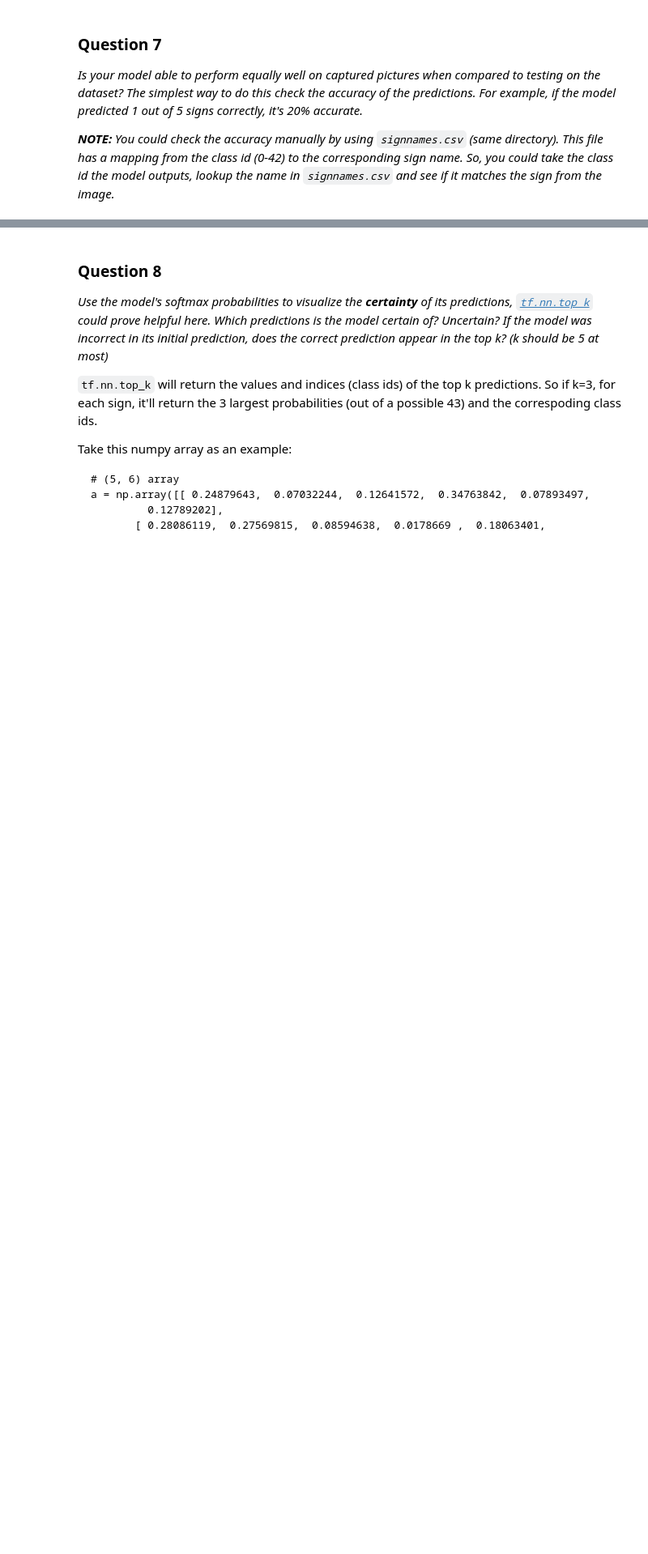
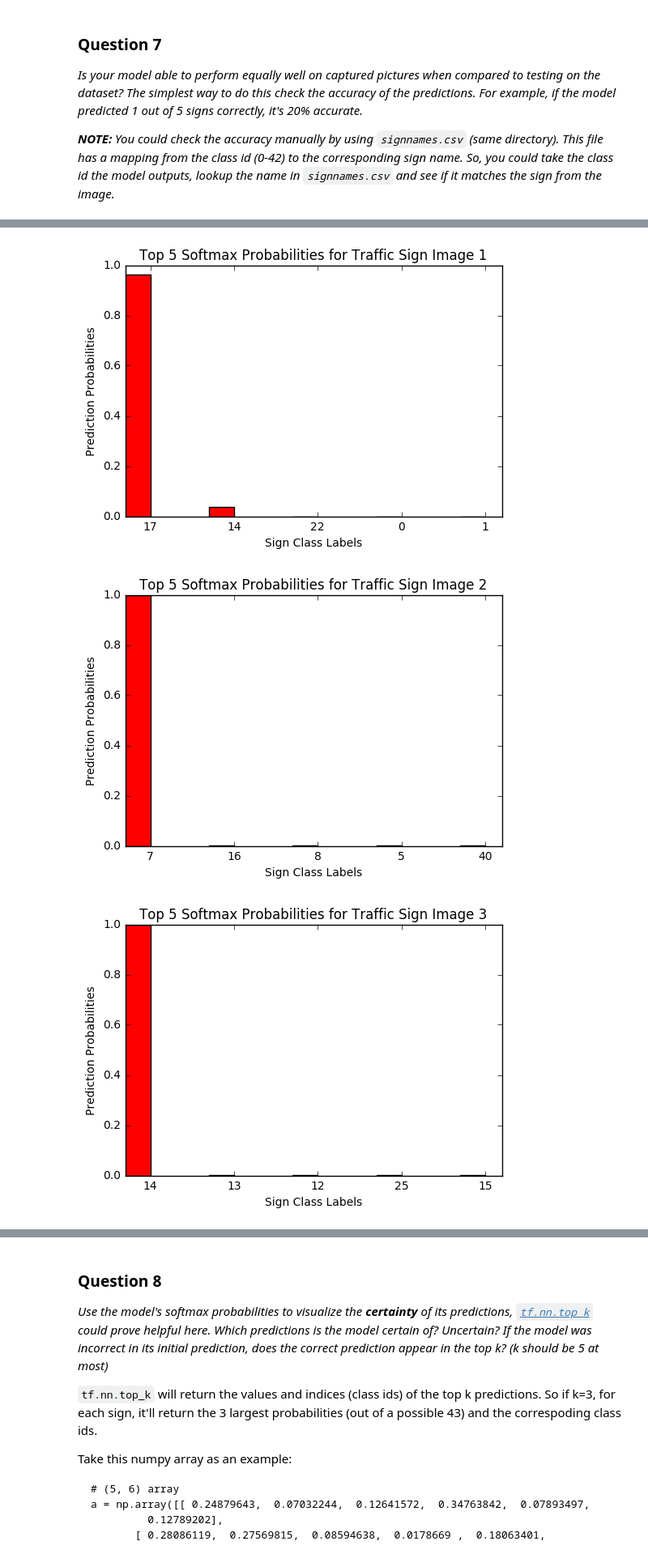
Before and after one commit to freeleons/CarND-Traffic-Sign-Classifier-Project, a Jupyter notebook: Traffic_Sign_Classifier.ipynb, the cells around one changed output, grey strips where cells are left out. Shown at 81% size. Cells and saved outputs as stored; diff of their text form; code cells hidden in the pictures; blank space fills up the shorter version.

```diff
--- a/Traffic_Sign_Classifier.ipynb
+++ b/Traffic_Sign_Classifier.ipynb
@@ -305,8 +305,8 @@ one_hot_y = tf.one_hot(y,43)
 logits = LeNet(x)
 cross_entropy = tf.nn.softmax_cross_entropy_with_logits(logits, one_hot_y)
 loss_operation = tf.reduce_mean(cross_entropy)
-# prediction = tf.argmax(logits, 1)
-prediction = tf.nn.softmax(logits)
+prediction = tf.argmax(logits, 1)
+softmax_prediction = tf.nn.softmax(logits)
 
 # optimizer = tf.train.AdamOptimizer(learning_rate = 0.0005)
 # optimizer = tf.train.GradientDescentOptimizer(learning_rate = 0.001)
@@ -403,10 +403,10 @@ import os
 from PIL import Image
 
 image_list = os.listdir("./Traffic-Signs from Internet/")
+
+pre_test_set = np.array([]).reshape([-1,32,32,3])
+size = 32, 32
 print(image_list)
-# pre_test_set = []
-pre_test_set = np.array([])
-size = 32, 32
 for i in range(len(image_list)):
     if image_list[i].endswith('.jpg'):
         traffic_sign = imread("./Traffic-Signs from Internet/" + image_list[i])
@@ -416,7 +416,7 @@ for i in range(len(image_list)):
 
         resized_image = cv2.resize(traffic_sign,size)
 #         print(image_list[i], resized_image.shape)
-        pre_test_set = np.append(pre_test_set, resized_image)
+        pre_test_set = np.append(pre_test_set, resized_image.reshape([-1,32,32,3]), axis=0)
         plt.figure()
         plt.imshow(resized_image)
 # %% [output]
@@ -441,11 +440,12 @@ _Choose five candidate images of traffic signs and provide them in the report. A
 ### Run the predictions here.
 ### Feel free to use as many code cells as needed.
 
-test_set = np.array([])
+# test_set = np.array([])
 # x = tf.placeholder(tf.float32, (None, 32, 32, 3))
-for i in pre_test_set:
-    test_set = np.append(test_set, i.astype(np.float32))
+# for i in pre_test_set:
+#     test_set = np.append(test_set, i.astype(np.float32))
 
+test_set = pre_test_set
 # y_set = np.zeros(11)
 
 #This will result in errors that I cannot fix. Can you provide me some clues on how to fix it? The comment is what I want to do.
@@ -455,6 +455,12 @@ with tf.Session() as session:
     saver.restore(session, tf.train.latest_checkpoint('.'))
 
     #I want to feed the images downloaded from internet to the trained model and get the prediction.
-    session.run(prediction, feed_dict ={x:test_set})
-    print(prediction)
+    pred = session.run(prediction, feed_dict ={x:test_set})
+
+    pred_vals = session.run(softmax_prediction, feed_dict ={x:test_set})
+    print(pred_vals)
+    top_k = session.run(tf.nn.top_k(pred_vals, 5, sorted=True))
+    print(top_k)
+
+    print(pred)
 # %% [output]
@@ -474,0 +503,20 @@ _**NOTE:** You could check the accuracy manually by using `signnames.csv` (same
+# %%
+### Visualize the softmax probabilities here.
+### Feel free to use as many code cells as needed.
+values = top_k[0]
+index = top_k[1]
+
+bar = np.arange(5)
+for i in range(5):
+    plt.figure(i)
+    bar_values = values[i]
+    plt.bar(bar, bar_values, 0.30, color='r')
+    plt.ylabel('Prediction Probabilities')
+    plt.xlabel('Sign Class Labels')
+    plt.title('Top 5 Softmax Probabilities for Traffic Sign Image {}'.format(str(i+1)))
+    plt.xticks(bar+0.30, tuple(index[i]))
+plt.show()
+# %% [output]
+[figure, added]
+[figure, added]
+[figure, added]
```
Also changed, not shown: parts of 11 cells of this notebook, 1 other file.
